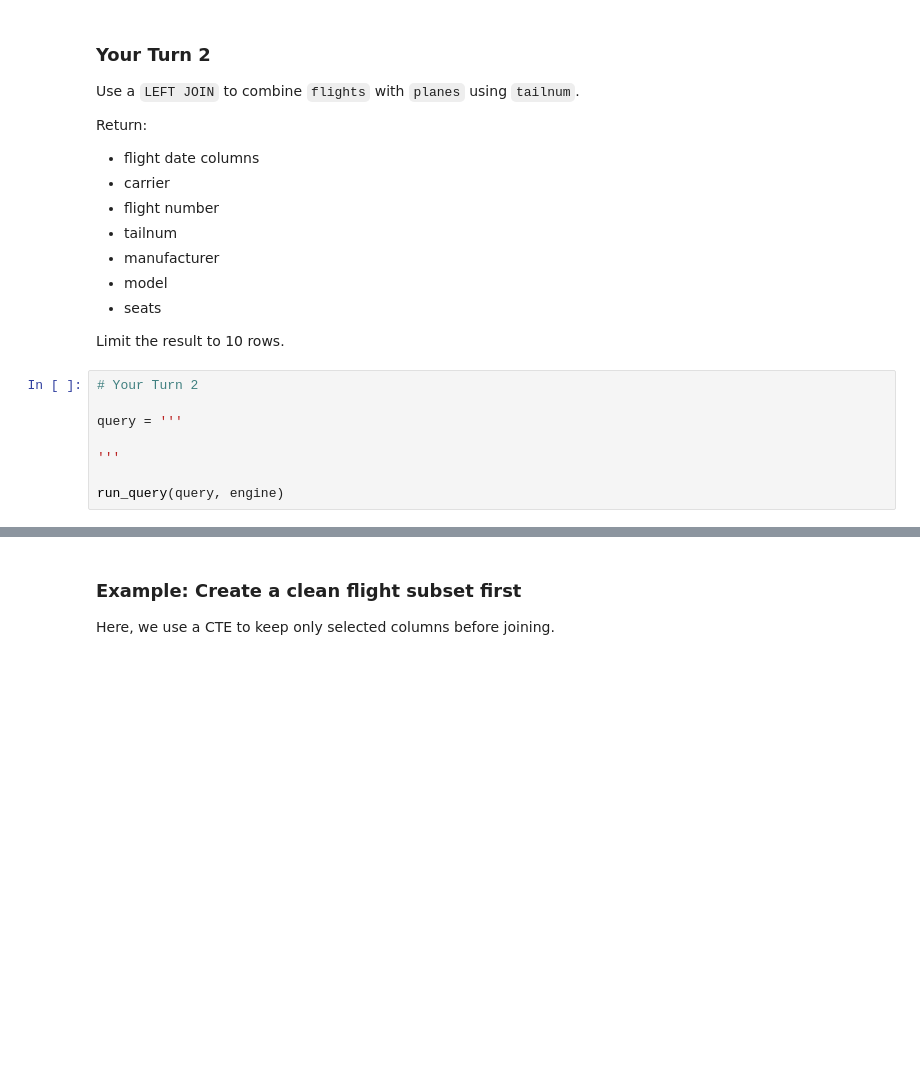
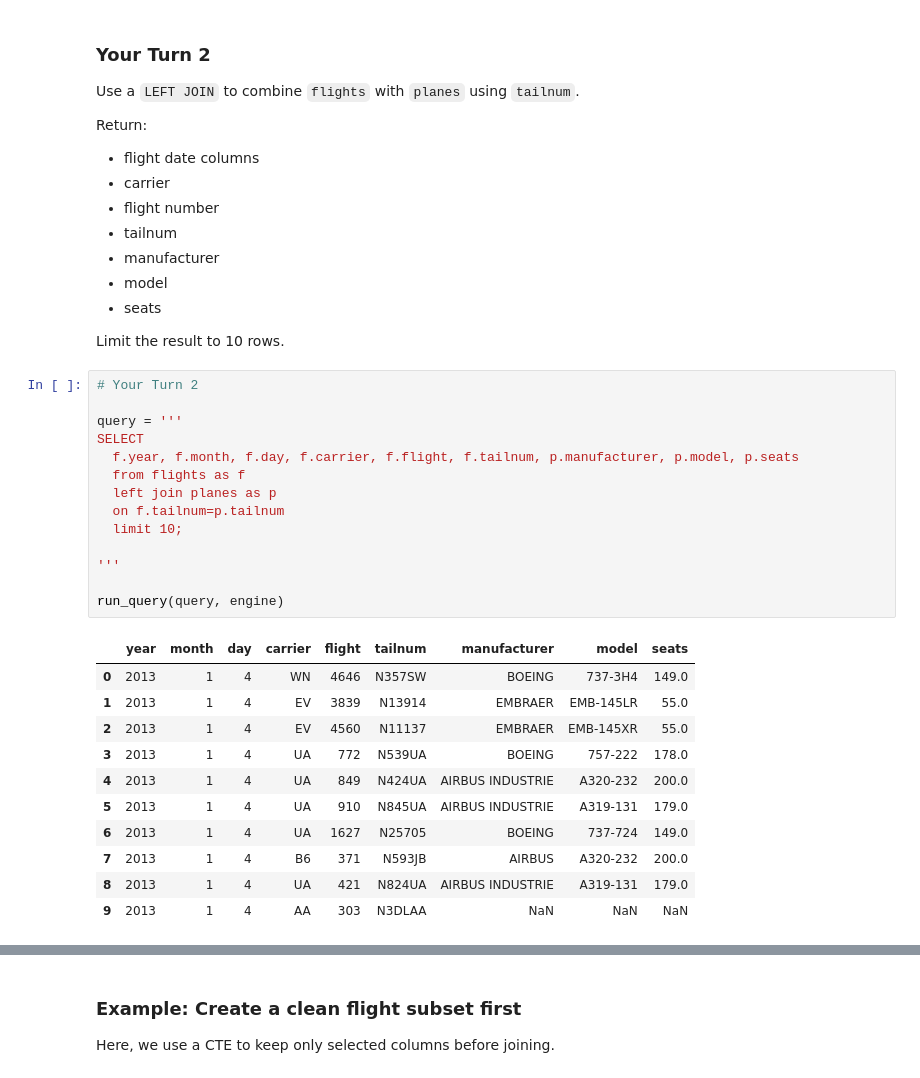
Before and after one commit to Ksandys22/BAN6003-Week9-10, a Jupyter notebook: notebooks/module10_sql_joins_abt_guided_lab.ipynb, the cells around one changed output, grey strips where cells are left out. Cells and saved outputs as stored; diff of their text form; blank space fills up the shorter version.

```diff
--- a/notebooks/module10_sql_joins_abt_guided_lab.ipynb
+++ b/notebooks/module10_sql_joins_abt_guided_lab.ipynb
@@ -351,11 +425,29 @@ Limit the result to 10 rows.
 # %%
 # Your Turn 2
 
 query = '''
+SELECT
+  f.year, f.month, f.day, f.carrier, f.flight, f.tailnum, p.manufacturer, p.model, p.seats
+  from flights as f
+  left join planes as p
+  on f.tailnum=p.tailnum
+  limit 10;
 
 '''
 
 run_query(query, engine)
+# %% [output]
+|  | year | month | day | carrier | flight | tailnum | manufacturer | model | seats |
+| 0 | 2013 | 1 | 4 | WN | 4646 | N357SW | BOEING | 737-3H4 | 149.0 |
+| 1 | 2013 | 1 | 4 | EV | 3839 | N13914 | EMBRAER | EMB-145LR | 55.0 |
+| 2 | 2013 | 1 | 4 | EV | 4560 | N11137 | EMBRAER | EMB-145XR | 55.0 |
+| 3 | 2013 | 1 | 4 | UA | 772 | N539UA | BOEING | 757-222 | 178.0 |
+| 4 | 2013 | 1 | 4 | UA | 849 | N424UA | AIRBUS INDUSTRIE | A320-232 | 200.0 |
+| 5 | 2013 | 1 | 4 | UA | 910 | N845UA | AIRBUS INDUSTRIE | A319-131 | 179.0 |
+| 6 | 2013 | 1 | 4 | UA | 1627 | N25705 | BOEING | 737-724 | 149.0 |
+| 7 | 2013 | 1 | 4 | B6 | 371 | N593JB | AIRBUS | A320-232 | 200.0 |
+| 8 | 2013 | 1 | 4 | UA | 421 | N824UA | AIRBUS INDUSTRIE | A319-131 | 179.0 |
+| 9 | 2013 | 1 | 4 | AA | 303 | N3DLAA | NaN | NaN | NaN |
 # %% [markdown]
 ## 6. Simple CTEs with `WITH`
 
```
Also changed, not shown: parts of 30 cells of this notebook, 3 other files.
